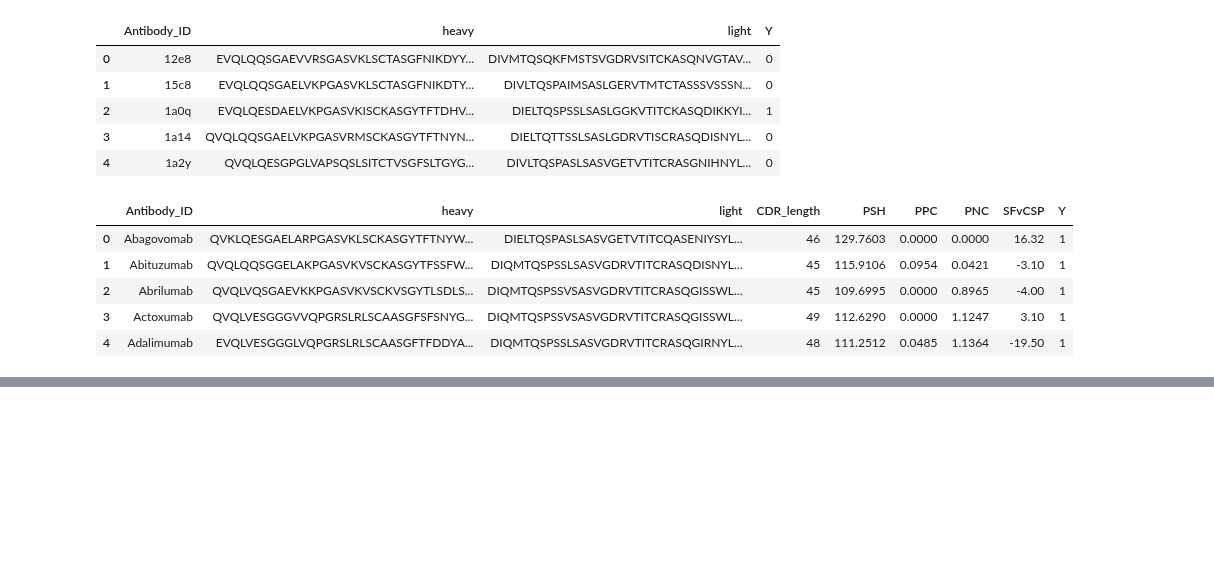
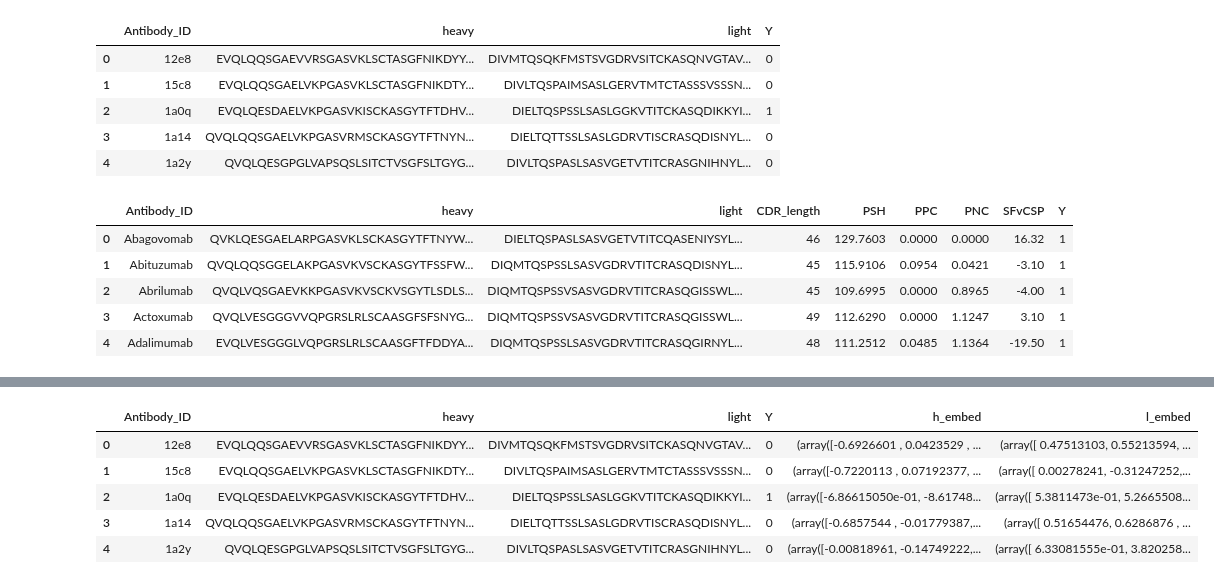
Before and after one commit to kvetab/di-pred, a Jupyter notebook: notebooks/experiments/07_sapiens.ipynb, the cells around one changed output, grey strips where cells are left out. Saved outputs shown, nothing was run; the diff lists cells and outputs as text; code cells hidden in the pictures; blank space fills up the shorter version.

```diff
--- a/notebooks/experiments/07_sapiens.ipynb
+++ b/notebooks/experiments/07_sapiens.ipynb
@@ -63,0 +67,12 @@ chen_data.to_csv("../diplomka/di-pred/data/chen/embeddings/sapiens/chen_data_emb
+# %%
+DATA_DIR = "../../data"
+# %%
+chen_data = pd.read_csv(path.join(DATA_DIR, "chen/embeddings/sapiens/chen_data_embedded.csv"), index_col=0)
+chen_data.head()
+# %% [output]
+|  | Antibody_ID | heavy | light | Y | h_embed | l_embed |
+| 0 | 12e8 | EVQLQQSGAEVVRSGASVKLSCTASGFNIKDYY... | DIVMTQSQKFMSTSVGDRVSITCKASQNVGTAV... | 0 | (array([-0.6926601 , 0.0423529 , ... | (array([ 0.47513103, 0.55213594, ... |
+| 1 | 15c8 | EVQLQQSGAELVKPGASVKLSCTASGFNIKDTY... | DIVLTQSPAIMSASLGERVTMTCTASSSVSSSN... | 0 | (array([-0.7220113 , 0.07192377, ... | (array([ 0.00278241, -0.31247252,... |
+| 2 | 1a0q | EVQLQESDAELVKPGASVKISCKASGYTFTDHV... | DIELTQSPSSLSASLGGKVTITCKASQDIKKYI... | 1 | (array([-6.86615050e-01, -8.61748... | (array([ 5.3811473e-01, 5.2665508... |
+| 3 | 1a14 | QVQLQQSGAELVKPGASVRMSCKASGYTFTNYN... | DIELTQTTSSLSASLGDRVTISCRASQDISNYL... | 0 | (array([-0.6857544 , -0.01779387,... | (array([ 0.51654476, 0.6286876 , ... |
+| 4 | 1a2y | QVQLQESGPGLVAPSQSLSITCTVSGFSLTGYG... | DIVLTQSPASLSASVGETVTITCRASGNIHNYL... | 0 | (array([-0.00818961, -0.14749222,... | (array([ 6.33081555e-01, 3.820258... |
```
Also changed, not shown: parts of 13 cells of this notebook, 2 other files.
